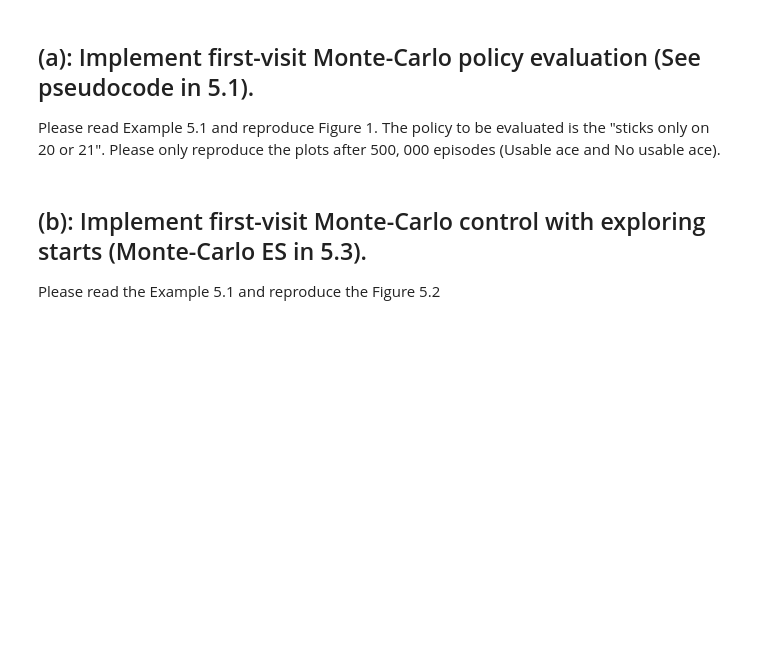
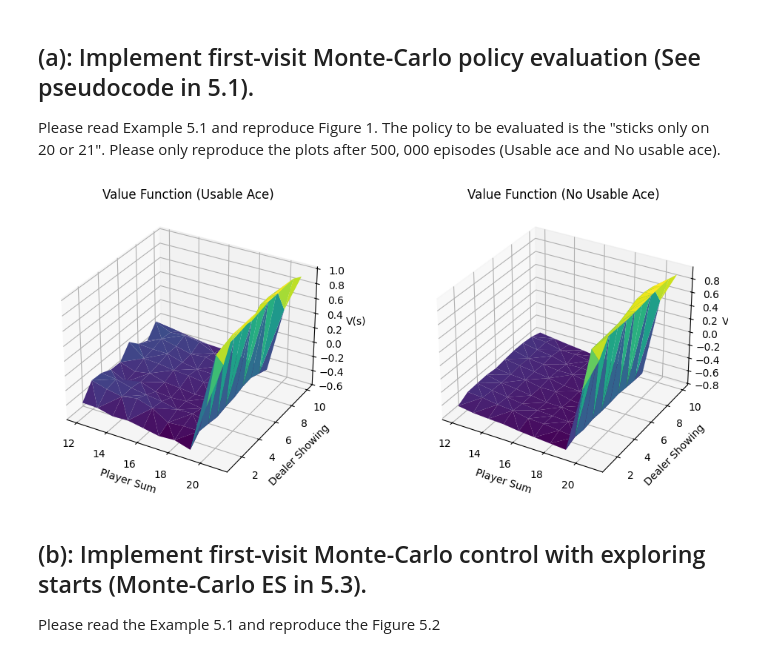
Before and after one commit to adnanamir010/cs5180, a Jupyter notebook: ex4/ex4_25spring.ipynb, the cells around one changed output. Drawn from its saved outputs; the diff is of its cells as text; code cells hidden in the pictures; blank space fills up the shorter version.

```diff
--- a/ex4/ex4_25spring.ipynb
+++ b/ex4/ex4_25spring.ipynb
@@ -56,3 +142,9 @@ Please read Example 5.1 and reproduce Figure 1. The policy to be evaluated is th
+# %%
+env = gym.make("Blackjack-v1")
+V_estimated = mc_p_eval(env, policy, num_episodes=500000)
+plot_value_function(V_estimated)
+# %% [output]
+[figure, added]
 # %% [markdown]
 ## (b): Implement first-visit Monte-Carlo control with exploring starts (Monte-Carlo ES in 5.3).
 
```
Also changed, not shown: parts of 13 cells of this notebook, 12 other files.
